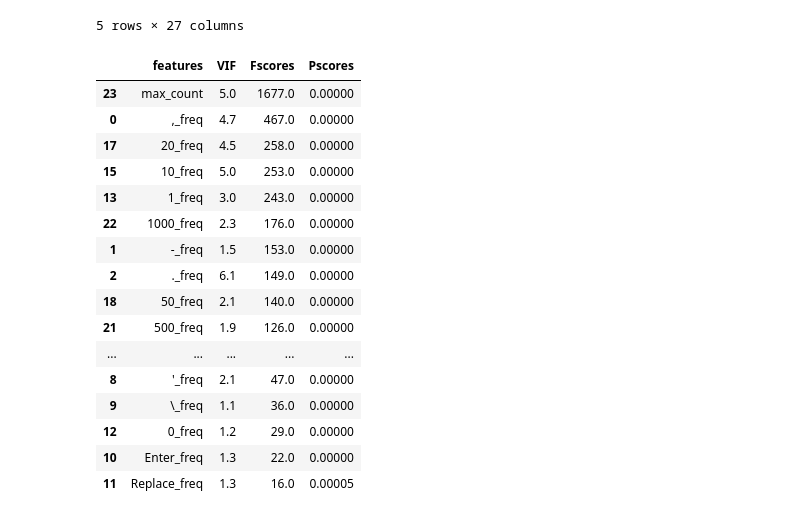
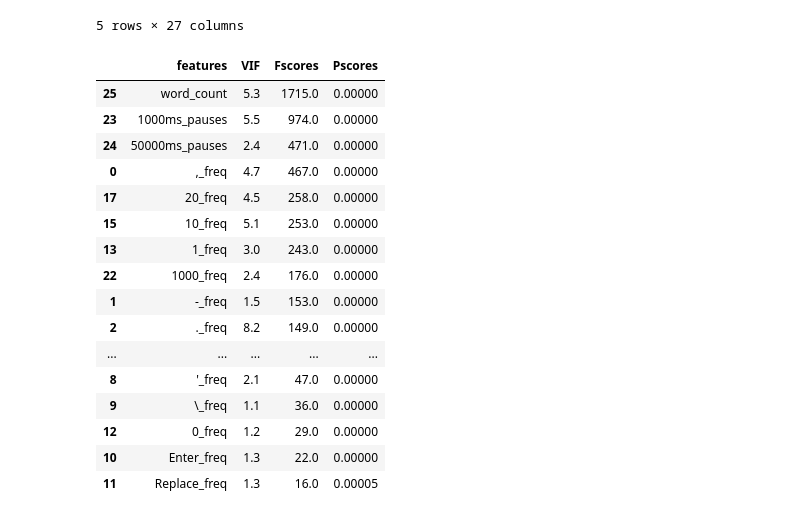
Before and after one commit to ZalmanKelber/kaggle_writing, a Jupyter notebook: writing2.ipynb, the cells around one changed output. Saved outputs shown, nothing was run; the diff lists cells and outputs as text; code cells hidden in the pictures.

Commit message:
Add interval features

```diff
--- a/writing2.ipynb
+++ b/writing2.ipynb
@@ -64,8 +64,8 @@ g = train_logs.groupby(['id', 'cursor_position']).count().unstack(fill_value=0).
 for pos in cpos:
     essays[str(pos) + '_freq'] =  g[g.index.get_level_values('cursor_position') == pos]['event_id'].values / essays['total_events']
 
-g = train_logs.groupby(['id'])['word_count'].agg('max')
-essays['max_count'] = g.values
+g = train_logs.groupby(['id']).nth([-1])['word_count']
+essays['word_count'] = g.values
 essays.head()
 # %% [output]
 |  | id | score | total_events | ,_freq | -_freq | ._freq | (_freq | Leftclick_freq | CapsLock_freq | ... |
@@ -75,29 +75,47 @@ essays.head()
 | 3 | 0059420b | 2.0 | 1556 | 0.001928 | 0.000000 | 0.008355 | 0.0 | 0.011568 | 0.001285 | ... |
 | 4 | 0075873a | 4.0 | 2531 | 0.009482 | 0.000000 | 0.009087 | 0.0 | 0.013038 | 0.000000 | ... |
 5 rows × 27 columns
+# %%
+essays2 = essays.copy()
+train_logs2 = train_logs.copy()
+train_logs2['interval'] = train_logs['down_time'].diff()
+g = train_logs2.groupby(['id']).apply(lambda group: group.iloc[1:, 1:])['interval']
+essays2['max_pause'] = g.groupby('id').agg('max').values
+pause_thresholds = [1000, 50000]
+for p in pause_thresholds:
+    col = str(p) + 'ms_pauses'
+    g = train_logs2[train_logs2['interval'] > p].groupby('id')['event_id'].count()
+    g_df = pd.DataFrame()
+    g_df['id'] = g.index
+    g_df['pauses'] = g.values
+    df = pd.merge(train_logs2, g_df, how='left', left_on='id', right_on='id').fillna(0)
+    essays2[col] = df.groupby('id')['pauses'].agg('max').values / essays2['total_events']
 # %%
-data_cols = [str(e) + '_freq' for e in events + activities + cpos] + ['max_count']
+freqs = [str(e) + '_freq' for e in events + activities + cpos]
+pauses = [str(p) + 'ms_pauses' for p in pause_thresholds]
+others = ['word_count', 'max_pause']
+data_cols = freqs + pauses + others
 
 data = pd.DataFrame()
 data['features'] = data_cols
-data['VIF'] = [variance_inflation_factor(essays[data_cols], i).round(1) for i in range(essays[data_cols].shape[1])]
-f_scores, p_scores = f_regression(essays[data_cols], essays['score'])
+data['VIF'] = [variance_inflation_factor(essays2[data_cols], i).round(1) for i in range(essays2[data_cols].shape[1])]
+f_scores, p_scores = f_regression(essays2[data_cols], essays2['score'])
 data['Fscores'] = f_scores.round(0)
 data['Pscores'] = p_scores.round(5)
 data = data.sort_values(by='Fscores', ascending=False)
 data
 # %% [output]
 |  | features | VIF | Fscores | Pscores |
-| 23 | max_count | 5.0 | 1677.0 | 0.00000 |
+| 25 | word_count | 5.3 | 1715.0 | 0.00000 |
+| 23 | 1000ms_pauses | 5.5 | 974.0 | 0.00000 |
+| 24 | 50000ms_pauses | 2.4 | 471.0 | 0.00000 |
 | 0 | ,_freq | 4.7 | 467.0 | 0.00000 |
 | 17 | 20_freq | 4.5 | 258.0 | 0.00000 |
-| 15 | 10_freq | 5.0 | 253.0 | 0.00000 |
+| 15 | 10_freq | 5.1 | 253.0 | 0.00000 |
 | 13 | 1_freq | 3.0 | 243.0 | 0.00000 |
-| 22 | 1000_freq | 2.3 | 176.0 | 0.00000 |
+| 22 | 1000_freq | 2.4 | 176.0 | 0.00000 |
 | 1 | -_freq | 1.5 | 153.0 | 0.00000 |
-| 2 | ._freq | 6.1 | 149.0 | 0.00000 |
-| 18 | 50_freq | 2.1 | 140.0 | 0.00000 |
-| 21 | 500_freq | 1.9 | 126.0 | 0.00000 |
+| 2 | ._freq | 8.2 | 149.0 | 0.00000 |
 | ... | ... | ... | ... | ... |
 | 8 | '_freq | 2.1 | 47.0 | 0.00000 |
 | 9 | \_freq | 1.1 | 36.0 | 0.00000 |
```
Also changed, not shown: parts of 3 cells of this notebook.
